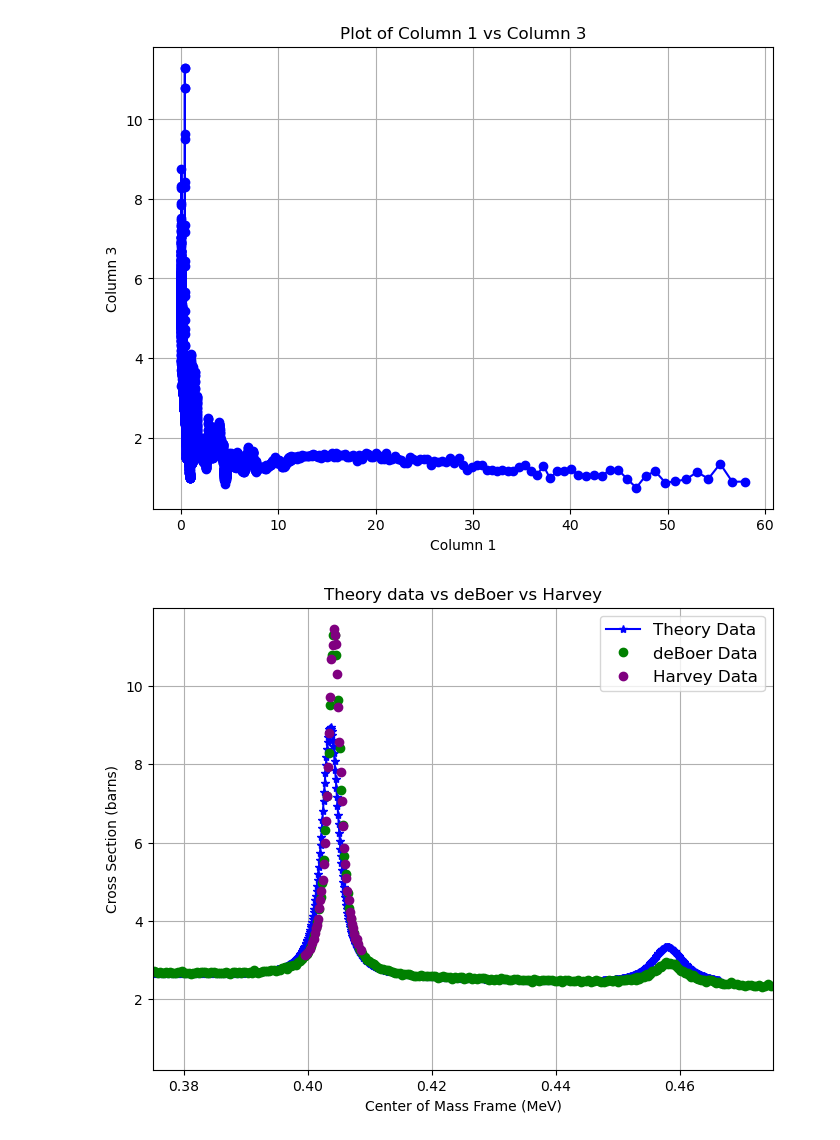
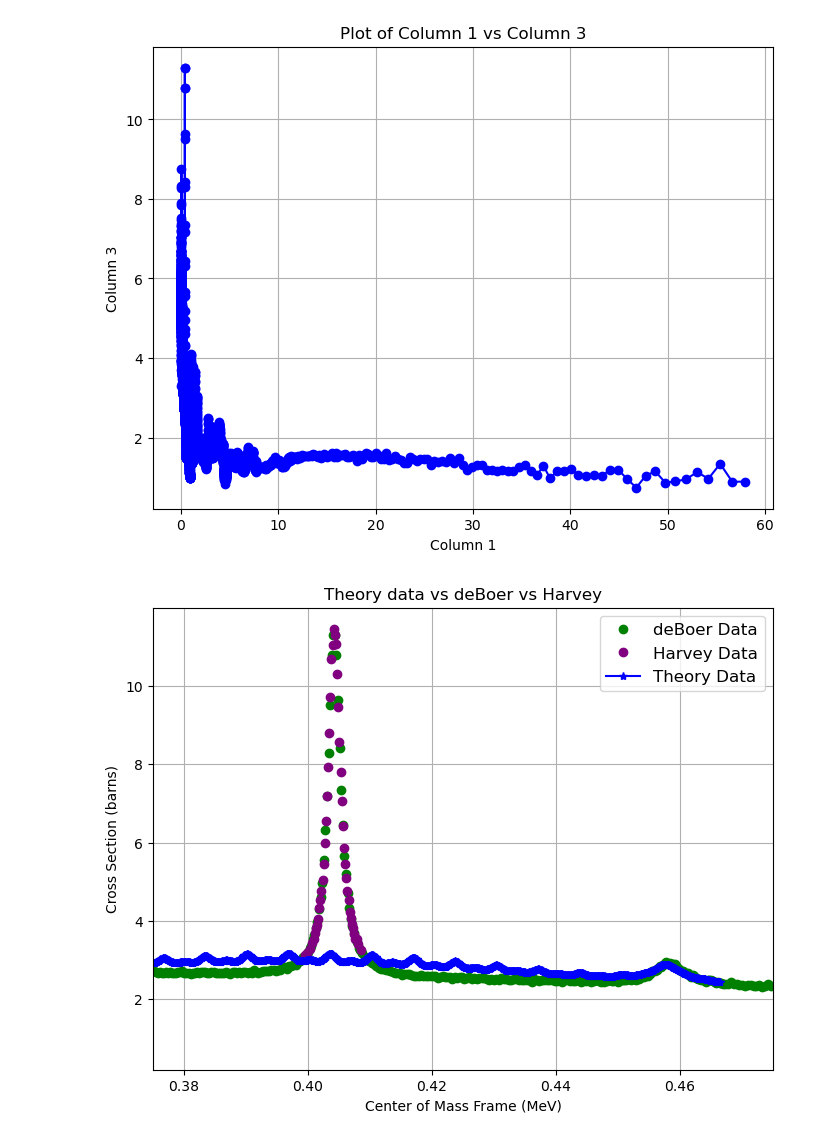
Before and after one commit to briecheeze/thesisplots, a Jupyter notebook: thesisplot.ipynb, the cells around one changed output. Drawn from its saved outputs; the diff is of its cells as text; code cells hidden in the pictures.

Commit message:
Added data files and AZURE output files

```diff
--- a/thesisplot.ipynb
+++ b/thesisplot.ipynb
@@ -48,36 +48,38 @@ file3 = 'AZUREOut_aa=2_R=3.extrap'
 #file4 = 'harveyneutenergy-430kev.csv' #All data
 file4 = '14N-Harvey-v-deBoer.csv' #deBoer data match
 
 # Load each file with pandas and extract the necessary columns
 df1 = pd.read_csv(file1, delim_whitespace=True, header=None)
 df2 = pd.read_csv(file2, delim_whitespace=True, header=None)
 df3 = pd.read_csv(file3, delim_whitespace=True, header=None)
 df4 = pd.read_csv(file4, header=None,skiprows=1)
 
 # Extract the first column from the first file and the fourth column from all three files
 x = df1[0]  # First column from the first file
-y_sum = df1[3] + df2[3] + df3[3]  # Sum of the fourth columns from all three files
+#y_sum = df1[3] + df2[3] + df3[3]  # Sum of the fourth columns from all three files
+y_sum = df2[3]
 
 #print(df4)
 
 #Harvey data
 x_harv = df4[0]*M_heavy/(M_light+M_heavy)/10**3
 y_harv = df4[1]
 
 # Plot
 plt.figure(figsize=(8, 6))
 plt.xlim([0.375,0.475])
-plt.plot(x, y_sum, marker='*', linestyle='-', label='Theory Data', color='b') #Theory
+
 plt.plot(x_data, y_data, marker='o', linestyle='', label='deBoer Data', color='green') #deBoer data
 plt.plot(x_harv, y_harv, marker='o', linestyle='', label='Harvey Data', color='purple') #Harvey data
+plt.plot(x, y_sum, marker='*', linestyle='-', label='Theory Data', color='b') #Theory
 plt.xlabel('Center of Mass Frame (MeV)')
 plt.ylabel('Cross Section (barns)')
 plt.title('Theory data vs deBoer vs Harvey')
 plt.legend(loc='upper right', fontsize='large')
 plt.grid(True)
 plt.show()
 # %% [output]
-[figure, old version]
+[figure, new version]
 # %%
 #Fix the factor for above
 import pandas as pd
```
Also changed, not shown: 10 other files.
